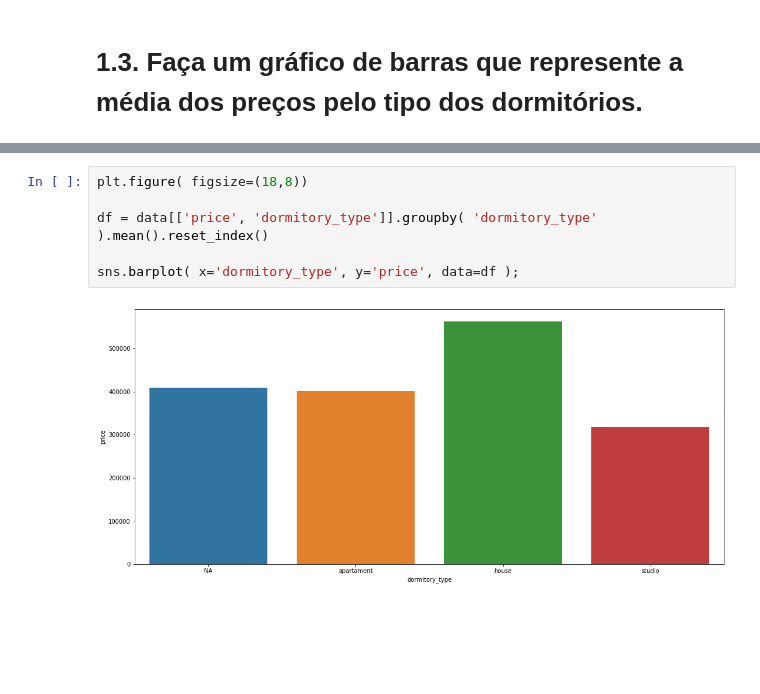
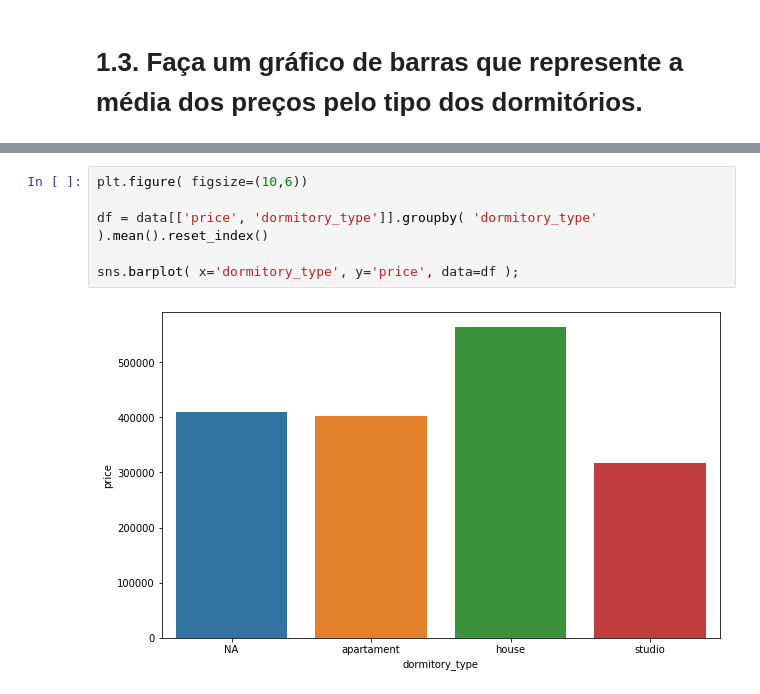
Before and after one commit to F-Campos/Do-Zero-ao-Data-Science, a Jupyter notebook: Modulo3/Respondendo perguntas de negócio II.ipynb, the cells around one changed output, grey strips where cells are left out. Cells and saved outputs as stored; diff of their text form; blank space fills up the shorter version.

```diff
--- a/Modulo3/Respondendo perguntas de negócio II.ipynb
+++ b/Modulo3/Respondendo perguntas de negócio II.ipynb
@@ -93,8 +102,8 @@ Index(['yr_built', 'price'], dtype='object')
 # %%
-plt.figure( figsize=(18,8))
+plt.figure( figsize=(10,6))
 
 df = data[['price', 'dormitory_type']].groupby( 'dormitory_type' ).mean().reset_index()
 
 sns.barplot( x='dormitory_type', y='price', data=df );
 # %% [output]
-[figure, old version]
+[figure, new version]
```
Also changed, not shown: parts of 22 cells of this notebook.
